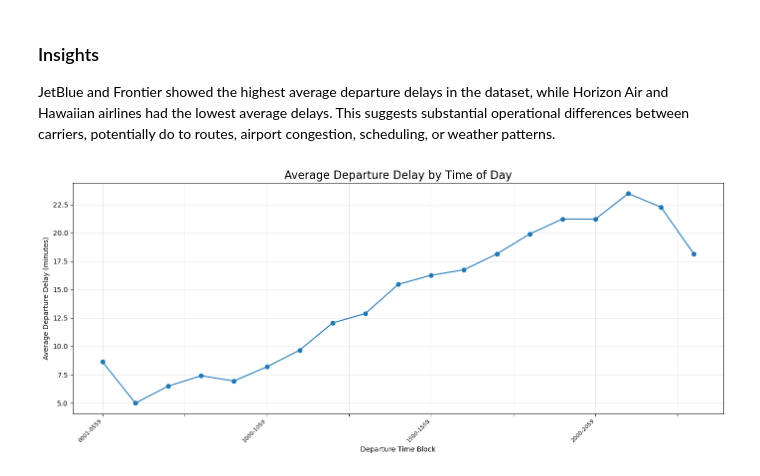
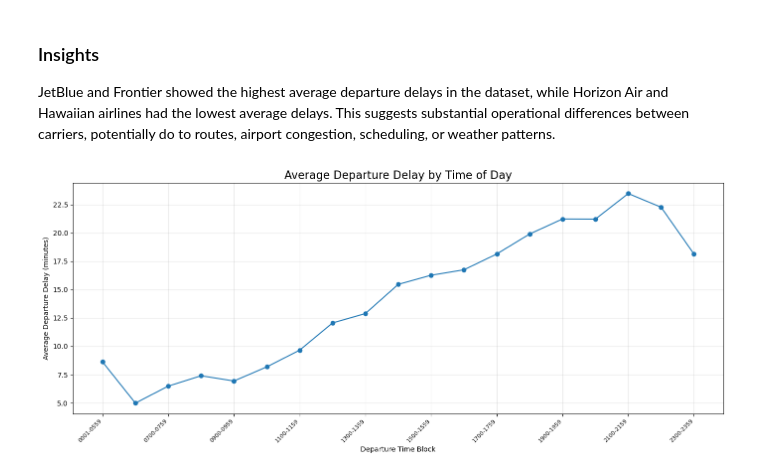
Before and after one commit to aidanbarnett22/flight-delay-analysis, a Jupyter notebook: notebooks/exploration.ipynb, the cells around one changed output. Saved outputs shown, nothing was run; the diff lists cells and outputs as text; code cells hidden in the pictures.

```diff
--- a/notebooks/exploration.ipynb
+++ b/notebooks/exploration.ipynb
@@ -62,20 +62,25 @@ JetBlue and Frontier showed the highest average departure delays in the dataset,
 # %%
 time_delays = (
     df.groupby("DepTimeBlk")["DepDelay"]
     .mean()
     .sort_index()
 )
 time_delays
 
 plt.figure(figsize=(14,6))
 time_delays.plot(kind="line", marker="o")
 plt.title("Average Departure Delay by Time of Day", fontsize=16)
 plt.xlabel("Departure Time Block")
 plt.ylabel("Average Departure Delay (minutes)")
-plt.xticks(rotation=45, ha="right", fontsize=8)
+plt.xticks(ticks=range(0, len(time_delays), 2),
+           labels=time_delays.index[::2],
+           rotation=45,
+           ha="right",
+           fontsize=8
+           )
 plt.grid(True, alpha=0.3)
 plt.tight_layout()
 plt.savefig("../visuals/time_delay_line_chart.png")
 plt.show()
 # %% [output]
-[figure, old version]
+[figure, new version]
```
Also changed, not shown: parts of 1 cell of this notebook, 1 other file.
